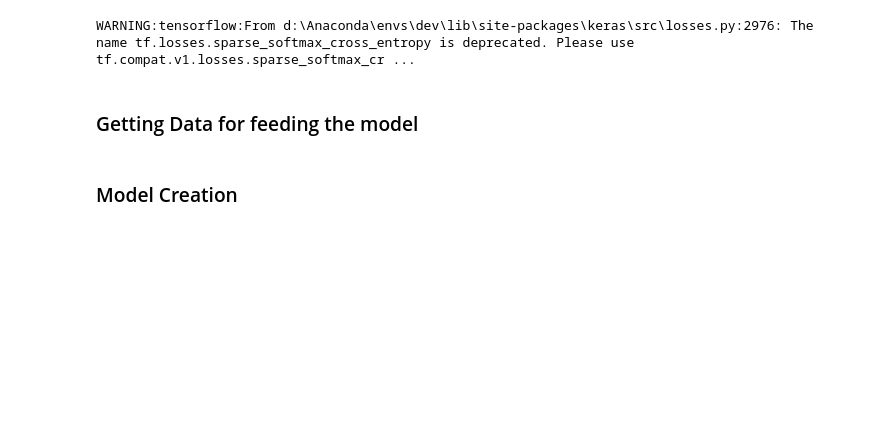
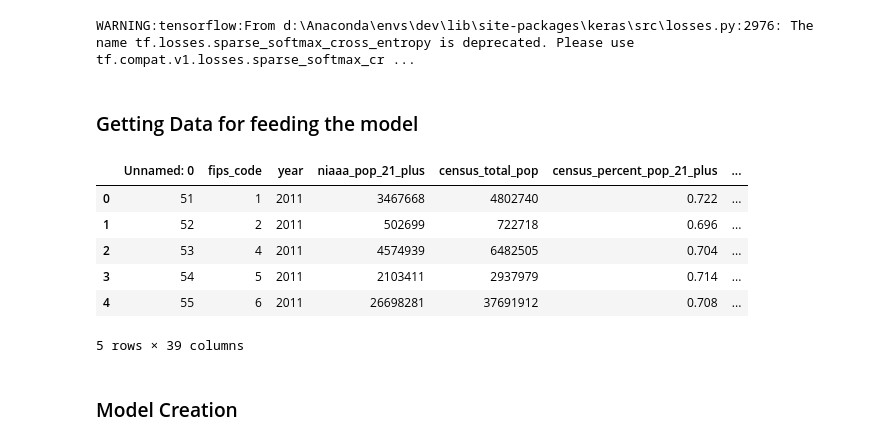
Before and after one commit to zqcushma/Project-4, a Jupyter notebook: machine learning v1.ipynb, the cells around one changed output. Drawn from its saved outputs; the diff is of its cells as text; code cells hidden in the pictures; blank space fills up the shorter version.

```diff
--- a/machine learning v1.ipynb
+++ b/machine learning v1.ipynb
@@ -12,10 +14,21 @@ WARNING:tensorflow:From d:\Anaconda\envs\dev\lib\site-packages\keras\src\losses.
 ### Getting Data for feeding the model
 # %%
 #Read in cleaned csv into a pandas dataframe
-filename = "NONEXISTANT FILE.CSV"
+filename = "training_data.csv"
 try:
-    df = pd.read_csv(f"../Data/{filename}")
+    df = pd.read_csv(f"Data/{filename}")
 except FileNotFoundError:
     raise FileNotFoundError(f"The file '{filename}' does not exist. Please make sure it is in the 'Data' folder.")
+
+df = df.dropna()
+df.head()
+# %% [output]
+|  | Unnamed: 0 | fips_code | year | niaaa_pop_21_plus | census_total_pop | census_percent_pop_21_plus | ... |
+| 0 | 51 | 1 | 2011 | 3467668 | 4802740 | 0.722 | ... |
+| 1 | 52 | 2 | 2011 | 502699 | 722718 | 0.696 | ... |
+| 2 | 53 | 4 | 2011 | 4574939 | 6482505 | 0.704 | ... |
+| 3 | 54 | 5 | 2011 | 2103411 | 2937979 | 0.714 | ... |
+| 4 | 55 | 6 | 2011 | 26698281 | 37691912 | 0.708 | ... |
+5 rows × 39 columns
 # %%
 #Split data for testing and training
```
Also changed, not shown: parts of 8 cells of this notebook, 3 other files.
